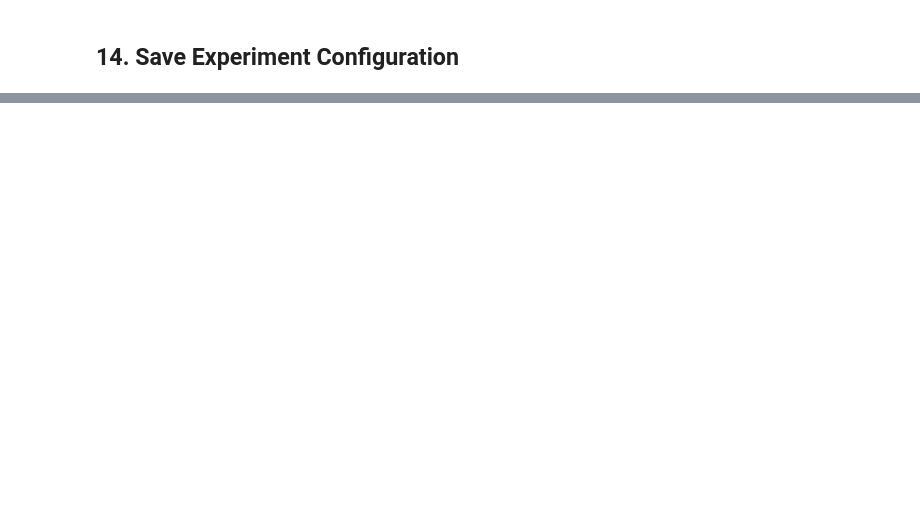
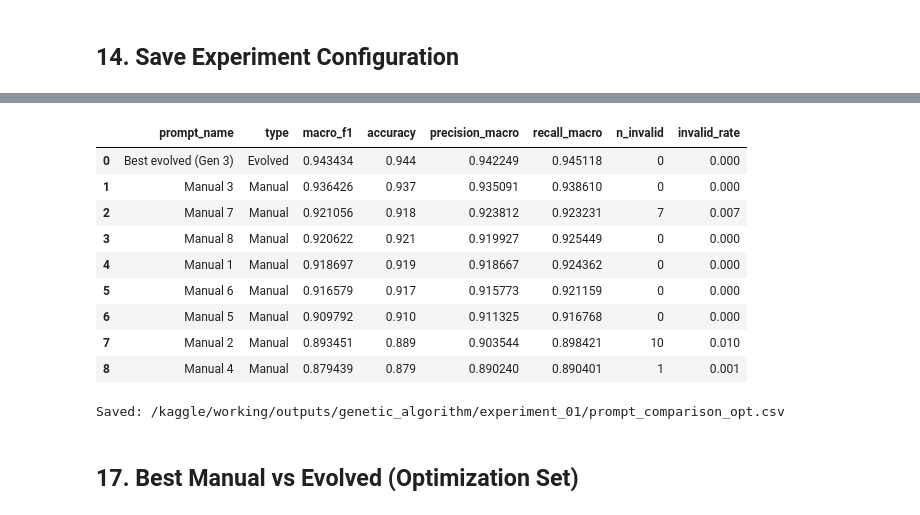
Before and after one commit to sarrazer24/evolutionary-prompt-optimization, a Jupyter notebook: notebooks/05_genetic_algorithm_experiment.ipynb, the cells around one changed output, grey strips where cells are left out. Saved outputs shown, nothing was run; the diff lists cells and outputs as text; code cells hidden in the pictures; blank space fills up the shorter version.

```diff
--- a/notebooks/05_genetic_algorithm_experiment.ipynb
+++ b/notebooks/05_genetic_algorithm_experiment.ipynb
@@ -544,0 +529,40 @@ print("\nExperiment completed successfully.")
+# %%
+manual_prompts = {f"Manual {i}": p for i, p in enumerate(seed_prompts, start=1)}
+EVOLVED_NAME = f"Best evolved (Gen {best_individual.generation})"
+
+all_prompts = dict(manual_prompts)
+all_prompts[EVOLVED_NAME] = best_individual.prompt
+
+opt_results = {}   # keep full results (may contain per-example predictions)
+rows = []
+
+for name, prompt in all_prompts.items():
+    res = evaluate_on(prompt, examples, labels, prediction_cache, "opt")
+    opt_results[name] = res
+    rows.append(metrics_row(name, "Evolved" if name == EVOLVED_NAME else "Manual", res))
+
+comparison_df = (
+    pd.DataFrame(rows)
+    .sort_values("macro_f1", ascending=False)
+    .reset_index(drop=True)
+)
+
+display(comparison_df)
+
+comparison_path = OUTPUT_DIR / "prompt_comparison_opt.csv"
+comparison_df.to_csv(comparison_path, index=False)
+print("Saved:", comparison_path)
+# %% [output]
+|  | prompt_name | type | macro_f1 | accuracy | precision_macro | recall_macro | n_invalid | invalid_rate |
+| 0 | Best evolved (Gen 3) | Evolved | 0.943434 | 0.944 | 0.942249 | 0.945118 | 0 | 0.000 |
+| 1 | Manual 3 | Manual | 0.936426 | 0.937 | 0.935091 | 0.938610 | 0 | 0.000 |
+| 2 | Manual 7 | Manual | 0.921056 | 0.918 | 0.923812 | 0.923231 | 7 | 0.007 |
+| 3 | Manual 8 | Manual | 0.920622 | 0.921 | 0.919927 | 0.925449 | 0 | 0.000 |
+| 4 | Manual 1 | Manual | 0.918697 | 0.919 | 0.918667 | 0.924362 | 0 | 0.000 |
+| 5 | Manual 6 | Manual | 0.916579 | 0.917 | 0.915773 | 0.921159 | 0 | 0.000 |
+| 6 | Manual 5 | Manual | 0.909792 | 0.910 | 0.911325 | 0.916768 | 0 | 0.000 |
+| 7 | Manual 2 | Manual | 0.893451 | 0.889 | 0.903544 | 0.898421 | 10 | 0.010 |
+| 8 | Manual 4 | Manual | 0.879439 | 0.879 | 0.890240 | 0.890401 | 1 | 0.001 |
+Saved: /kaggle/working/outputs/genetic_algorithm/experiment_01/prompt_comparison_opt.csv
+# %% [markdown]
+## 17. Best Manual vs Evolved (Optimization Set)
```
Also changed, not shown: parts of 41 cells of this notebook, 1 other file.
